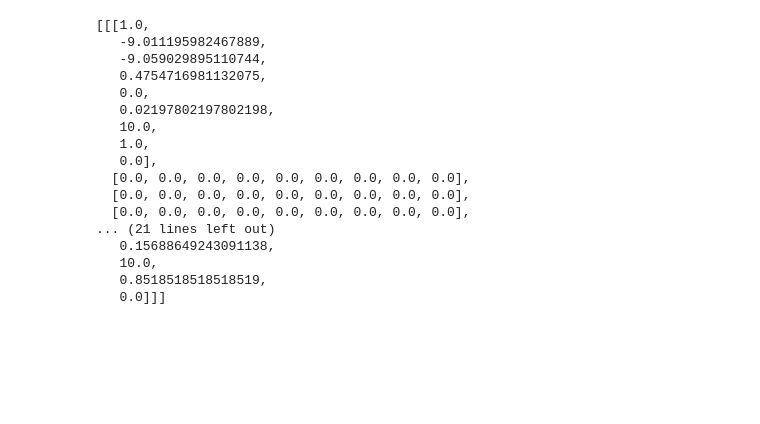
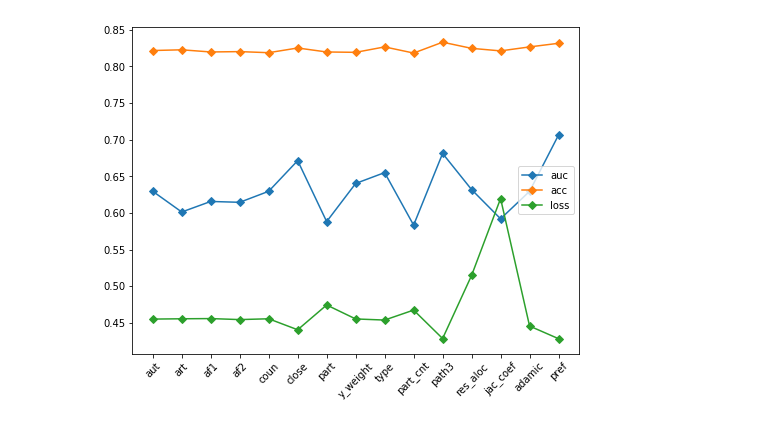
Before and after one commit to ffaisal93/linkPrediction, a Jupyter notebook: link_prediction.ipynb, the cells around one changed output. Saved outputs shown, nothing was run; the diff lists cells and outputs as text; code cells hidden in the pictures; blank space fills up the shorter version.

Commit message:
graph and other saved in checkpoint

```diff
--- a/link_prediction.ipynb
+++ b/link_prediction.ipynb
@@ -24,12 +35,15 @@ importlib.reload(fs)
 # %%
 word_vectors = KeyedVectors.load_word2vec_format('pubmed2018_w2v_200D/pubmed2018_w2v_200D.bin', binary=True)
 # %%
+domain = ['apnea','obesity']
 filepath=['dataset/apnea-all,3.csv',
          'dataset/apnea-distinct_keyword.csv']
 graphpath='C:/Users/faisal/PycharmProjects/linkPrediction/graphs'
+datapath='C:/Users/faisal/PycharmProjects/linkPrediction/dataframes'
+modelpath='C:/Users/faisal/PycharmProjects/linkPrediction/models'
 column_split=['keyword','author_name','affiliation_1','affiliation_2','country']
 #time=[parent_start_year, train_start_year, test_start_year, total_test_period_in_year, total_year_in_each_iteration]
-time=[1980,1991,2004,1,1]
+time=[1980,1991,2015,1,1]
 df, key_list = ut.load_dataset(filepath, column_split)
 # %%
 #dynamic train graphs and test graph build and save in disk
@@ -76,0 +149,17 @@ C:/Users/faisal/PycharmProjects/linkPrediction/graphs\test_graph_2004-2005.gpick
+# %%
+#result
+model_names = []
+loss = []
+acc = []
+auc = []
+ff = set(['false positive','true positive'])
+for row in results:
+    for i,r in row.items():
+        if i not in ff:
+            #print(i,":",row[i])
+            pass
+    model_names.append(row['model name'].split('-')[2])
+    loss.append(row['test score'])
+    acc.append(row['test accuracy'])
+    auc.append(row['auc'])
+    #print()
@@ -191,20 +229,12 @@ def arrayToList(arr):
-# %%
-pprint(arrayToList(feature))
-# %% [output]
-[[[1.0,
-   -9.011195982467889,
-   -9.059029895110744,
-   0.4754716981132075,
-   0.0,
-   0.02197802197802198,
-   10.0,
-   1.0,
-   0.0],
-  [0.0, 0.0, 0.0, 0.0, 0.0, 0.0, 0.0, 0.0, 0.0],
-  [0.0, 0.0, 0.0, 0.0, 0.0, 0.0, 0.0, 0.0, 0.0],
-  [0.0, 0.0, 0.0, 0.0, 0.0, 0.0, 0.0, 0.0, 0.0],
-... (21 lines left out)
-   0.15688649243091138,
-   10.0,
-   0.8518518518518519,
-   0.0]]]
+# %%
+plt_for = [auc,acc,loss]
+plt_for_name = ['auc','acc','loss']
+plt.figure(figsize=(8,6))
+for i,name in enumerate(plt_for):
+    #plt.title(plt_for_name[i])
+    plt.xticks(range(len(model_names)), model_names, rotation=45)
+    plt.plot(name, '-D',label = plt_for_name[i])
+plt.legend(loc='best')
+plt.show()
+# %% [output]
+[figure, added]
```
Also changed, not shown: parts of 15 cells of this notebook.
